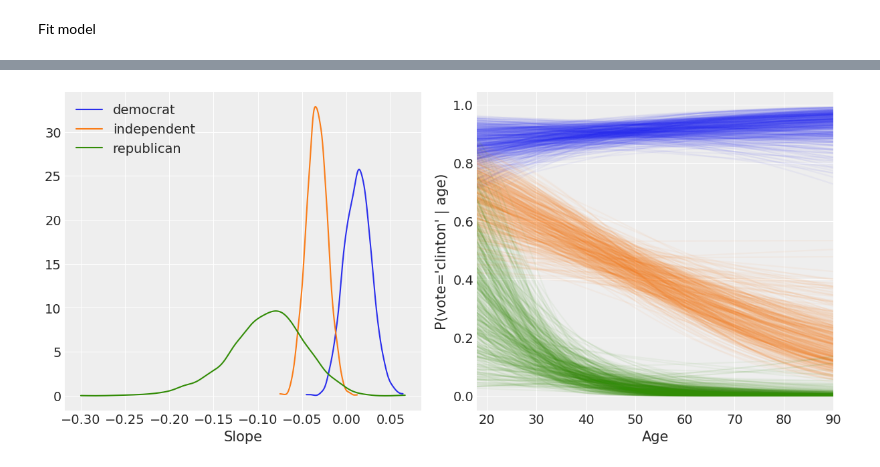
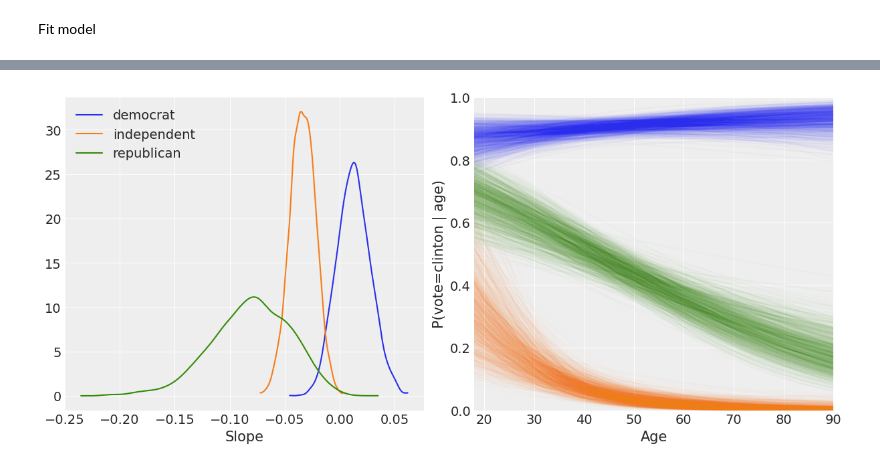
Before and after one commit to bambinos/paper, a Jupyter notebook: 02_logistic_regression.ipynb, the cells around one changed output, grey strips where cells are left out. Drawn from its saved outputs; the diff is of its cells as text; code cells hidden in the pictures.

```diff
--- a/02_logistic_regression.ipynb
+++ b/02_logistic_regression.ipynb
@@ -77,5 +77,5 @@ plt.savefig("imgs/clinton_posterior.png")
 # %%
 # We need to automatically add labels to InferenceData object to recover this by_label selection
-parties = ['democrat', 'independent', 'republican']
+parties = ["democrat", "independent", "republican"]
 party_idx = [0, 1, 2]
-dem, ind, rep = [clinton_fitted.posterior['party_id:age'][:,:,x].values for x in party_idx]
+dem, ind, rep = [idata.posterior["party_id:age"][:, :, x].values for x in party_idx]
@@ -92,0 +82,7 @@ yhat = [invlogit(np.dot(X, np.vstack([intercepts[i], slopes[i]]))) for i in rang
+# %%
+age = np.arange(18, 91)
+new_data = pd.DataFrame({
+    "age": np.tile(age, 3),
+    "party_id": np.repeat(["democrat", "republican", "independent"], len(age))
+})
+new_data
@@ -93,20 +103,33 @@ yhat = [invlogit(np.dot(X, np.vstack([intercepts[i], slopes[i]]))) for i in rang
+# %%
+model.predict(idata, data=new_data)
+
+# Compute mean across chains
+posterior_mean = idata.posterior["vote_mean"].values.mean(0)
+
+# Select 1000 draws
+posterior_mean = posterior_mean[:1000, :]
 # %%
-_, ax = plt.subplots(1, 2, figsize=(12, 5.33))
+fig, ax = plt.subplots(1, 2, figsize=(12, 5.33))
 
 for idx, x in enumerate([dem, ind, rep]):
-    az.plot_kde(x, label=f'{parties[idx]}', plot_kwargs={'color':f'C{idx}'}, ax=ax[0])
-ax[0].legend(loc='upper left');
-ax[0].set_xlabel('Slope')
+    az.plot_kde(x, label=f"{parties[idx]}", plot_kwargs={"color": f"C{idx}"}, ax=ax[0])
 
-for i in range(3):
-    for t in range(500):
-        ax[1].plot(X[:, 1], yhat[i][:, t], alpha=0.05, color=f'C{i}')
-ax[1].set_ylabel('P(vote=\'clinton\' | age)')
-ax[1].set_xlabel('Age')
-ax[1].set_xlim(18, 90);
-plt.savefig("imgs/clinton_results.png")
+ax[0].legend(loc="upper left")
+ax[0].set_xlabel("Slope")
+
+for i, party in enumerate(["democrat", "republican", "independent"]):
+    idx = new_data.index[new_data["party_id"] == party].tolist()
+    ax[1].plot(age, posterior_mean[:, idx].T, alpha=0.02, color=f"C{i}")
+
+
+ax[1].set_ylabel("P(vote=clinton | age)")
+ax[1].set_xlabel("Age", fontsize=15)
+ax[1].set_ylim(0, 1)
+ax[1].set_xlim(18, 90)
+
+fig.savefig("imgs/clinton_results.png")
 # %% [output]
-[figure, old version]
+[figure, new version]
 # %%
 %load_ext watermark
 %watermark -n -u -v -iv -w
```
Also changed, not shown: parts of 11 cells of this notebook, 11 other files.
